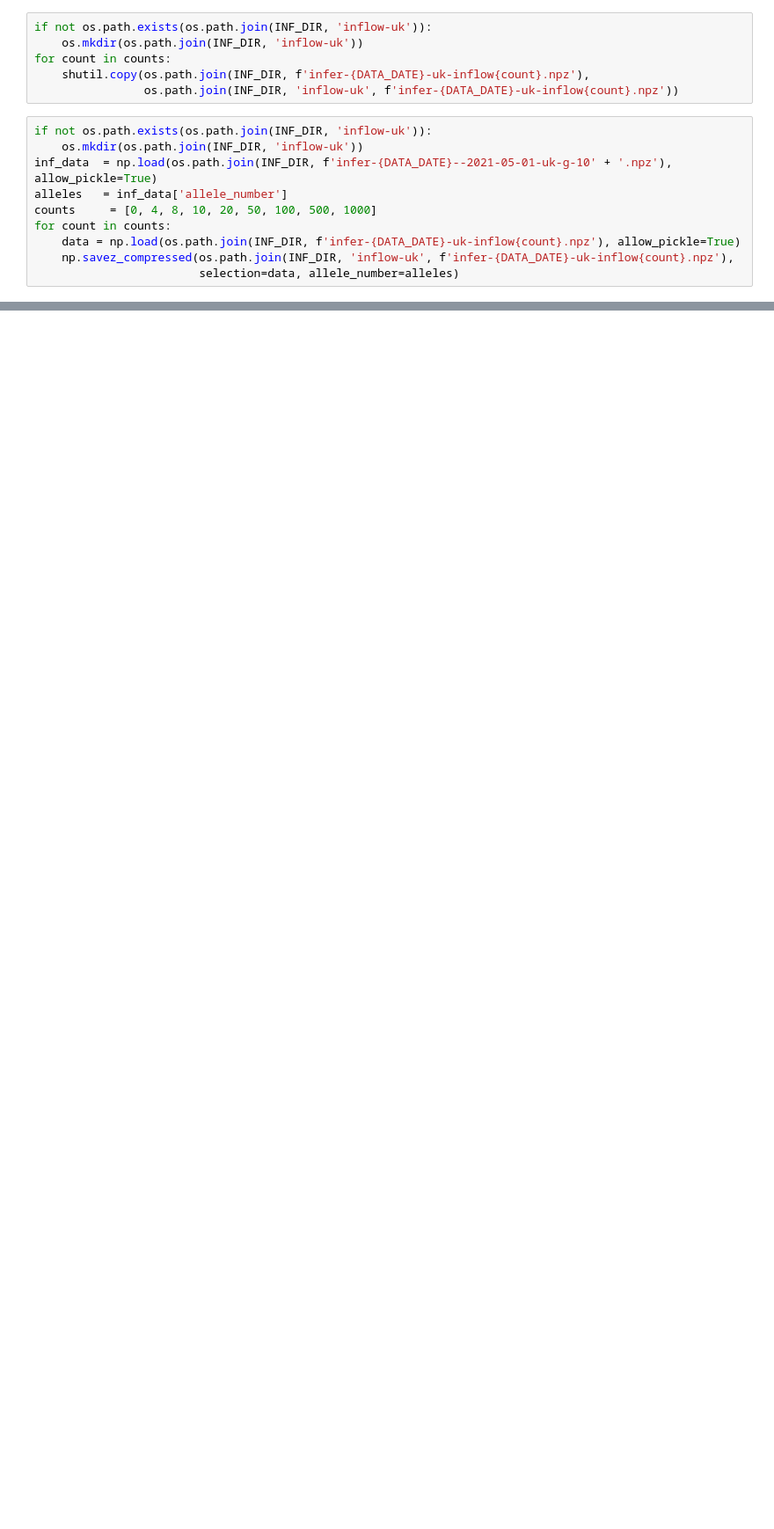
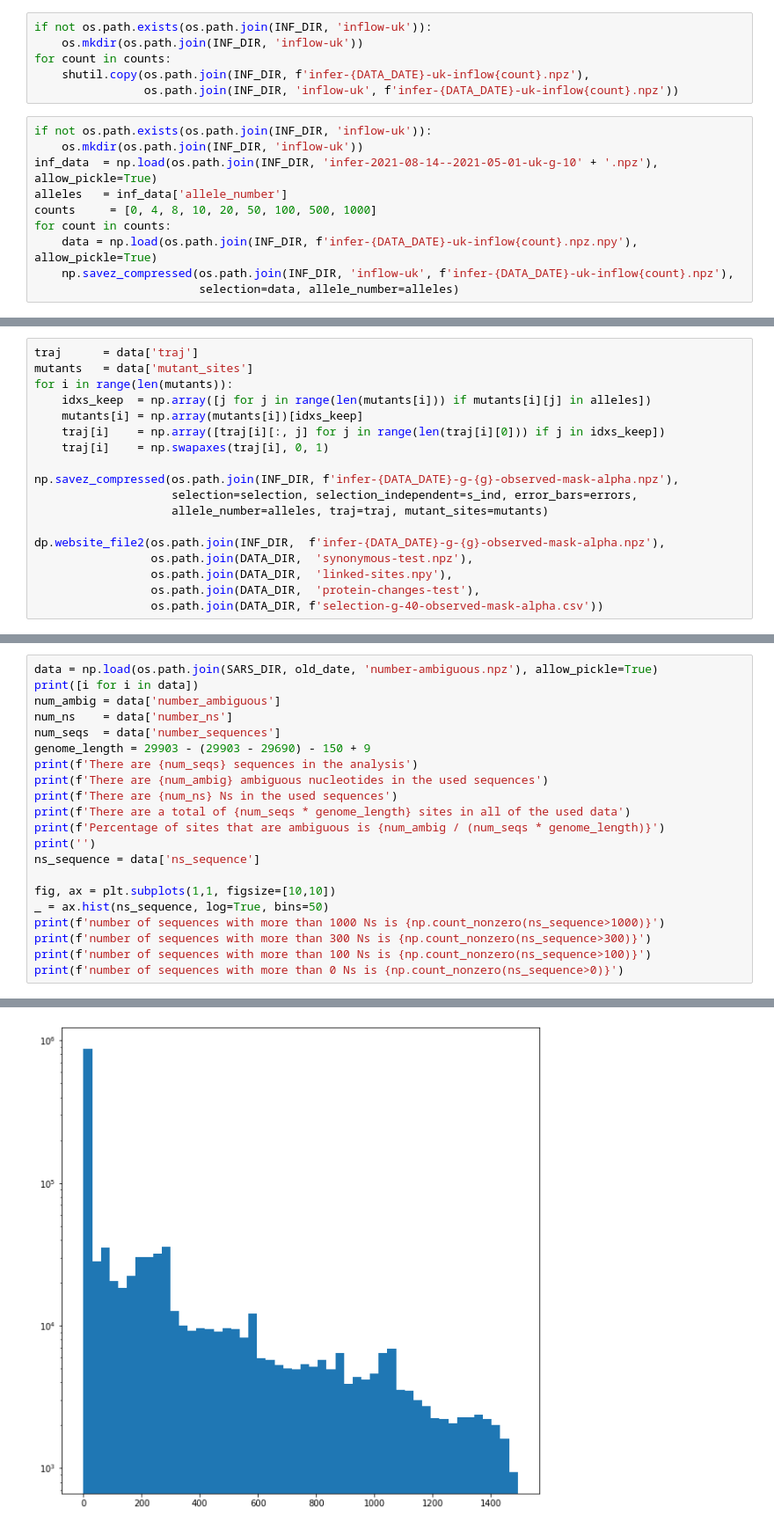
Before and after one commit to bartonlab/paper-SARS-CoV-2-inference, a Jupyter notebook: data-paper.ipynb, the cells around one changed output, grey strips where cells are left out. Shown at 88% size. Saved outputs shown, nothing was run; the diff lists cells and outputs as text; blank space fills up the shorter version.

```diff
--- a/data-paper.ipynb
+++ b/data-paper.ipynb
@@ -2292,11 +4003,11 @@ for count in counts:
 # %%
 if not os.path.exists(os.path.join(INF_DIR, 'inflow-uk')):
     os.mkdir(os.path.join(INF_DIR, 'inflow-uk'))
-inf_data  = np.load(os.path.join(INF_DIR, f'infer-{DATA_DATE}--2021-05-01-uk-g-10' + '.npz'), allow_pickle=True)
+inf_data  = np.load(os.path.join(INF_DIR, 'infer-2021-08-14--2021-05-01-uk-g-10' + '.npz'), allow_pickle=True)
 alleles   = inf_data['allele_number']
 counts     = [0, 4, 8, 10, 20, 50, 100, 500, 1000]
 for count in counts:
-    data = np.load(os.path.join(INF_DIR, f'infer-{DATA_DATE}-uk-inflow{count}.npz'), allow_pickle=True)
+    data = np.load(os.path.join(INF_DIR, f'infer-{DATA_DATE}-uk-inflow{count}.npz.npy'), allow_pickle=True)
     np.savez_compressed(os.path.join(INF_DIR, 'inflow-uk', f'infer-{DATA_DATE}-uk-inflow{count}.npz'),
                         selection=data, allele_number=alleles)
 # %%
@@ -3268,0 +4111,18 @@ scp -r blee098@cluster.hpcc.ucr.edu:/rhome/blee098/bigdata/SARS-CoV-2-Data/inf-2
+# %%
+traj      = data['traj']
+mutants   = data['mutant_sites']
+for i in range(len(mutants)):
+    idxs_keep  = np.array([j for j in range(len(mutants[i])) if mutants[i][j] in alleles])
+    mutants[i] = np.array(mutants[i])[idxs_keep]
+    traj[i]    = np.array([traj[i][:, j] for j in range(len(traj[i][0])) if j in idxs_keep])
+    traj[i]    = np.swapaxes(traj[i], 0, 1)
+
+np.savez_compressed(os.path.join(INF_DIR, f'infer-{DATA_DATE}-g-{g}-observed-mask-alpha.npz'),
+                    selection=selection, selection_independent=s_ind, error_bars=errors,
+                    allele_number=alleles, traj=traj, mutant_sites=mutants)
+
+dp.website_file2(os.path.join(INF_DIR,  f'infer-{DATA_DATE}-g-{g}-observed-mask-alpha.npz'),
+                 os.path.join(DATA_DIR,  'synonymous-test.npz'),
+                 os.path.join(DATA_DIR,  'linked-sites.npy'),
+                 os.path.join(DATA_DIR,  'protein-changes-test'),
+                 os.path.join(DATA_DIR, f'selection-g-40-observed-mask-alpha.csv'))
@@ -3268,0 +4364,22 @@ scp -r blee098@cluster.hpcc.ucr.edu:/rhome/blee098/bigdata/SARS-CoV-2-Data/inf-2
+# %%
+data = np.load(os.path.join(SARS_DIR, old_date, 'number-ambiguous.npz'), allow_pickle=True)
+print([i for i in data])
+num_ambig = data['number_ambiguous']
+num_ns    = data['number_ns']
+num_seqs  = data['number_sequences']
+genome_length = 29903 - (29903 - 29690) - 150 + 9
+print(f'There are {num_seqs} sequences in the analysis')
+print(f'There are {num_ambig} ambiguous nucleotides in the used sequences')
+print(f'There are {num_ns} Ns in the used sequences')
+print(f'There are a total of {num_seqs * genome_length} sites in all of the used data')
+print(f'Percentage of sites that are ambiguous is {num_ambig / (num_seqs * genome_length)}')
+print('')
+ns_sequence = data['ns_sequence']
+
+fig, ax = plt.subplots(1,1, figsize=[10,10])
+_ = ax.hist(ns_sequence, log=True, bins=50)
+print(f'number of sequences with more than 1000 Ns is {np.count_nonzero(ns_sequence>1000)}')
+print(f'number of sequences with more than 300 Ns is {np.count_nonzero(ns_sequence>300)}')
+print(f'number of sequences with more than 100 Ns is {np.count_nonzero(ns_sequence>100)}')
+print(f'number of sequences with more than 0 Ns is {np.count_nonzero(ns_sequence>0)}')
+# %% [output]
@@ -3268,0 +4397 @@ scp -r blee098@cluster.hpcc.ucr.edu:/rhome/blee098/bigdata/SARS-CoV-2-Data/inf-2
+[figure, added]
```
Also changed, not shown: parts of 277 cells of this notebook, 11 other files.
